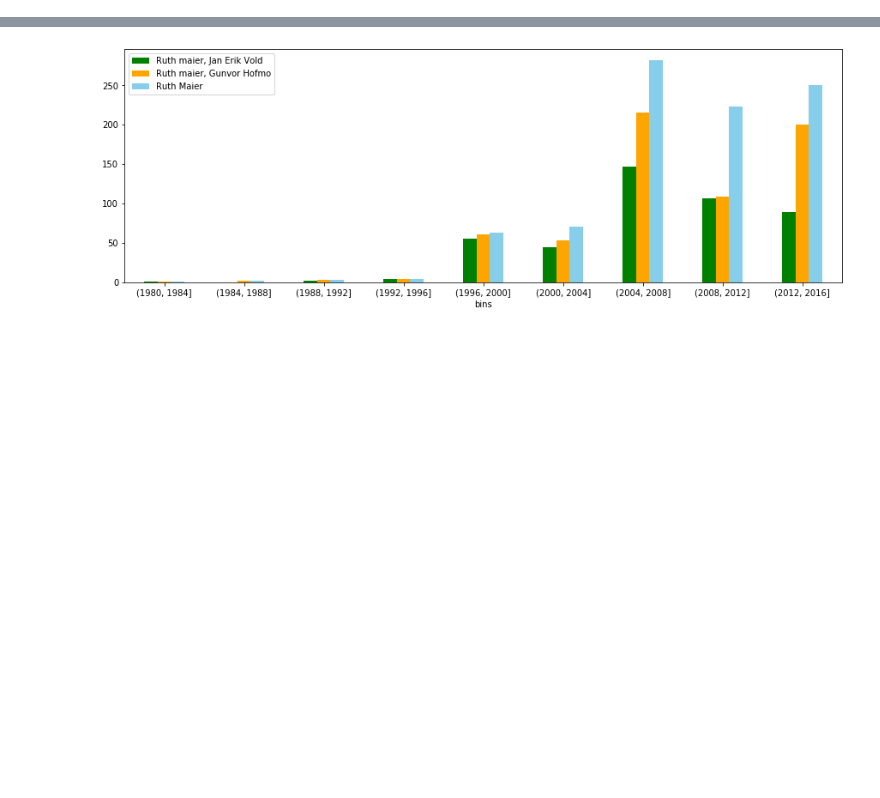
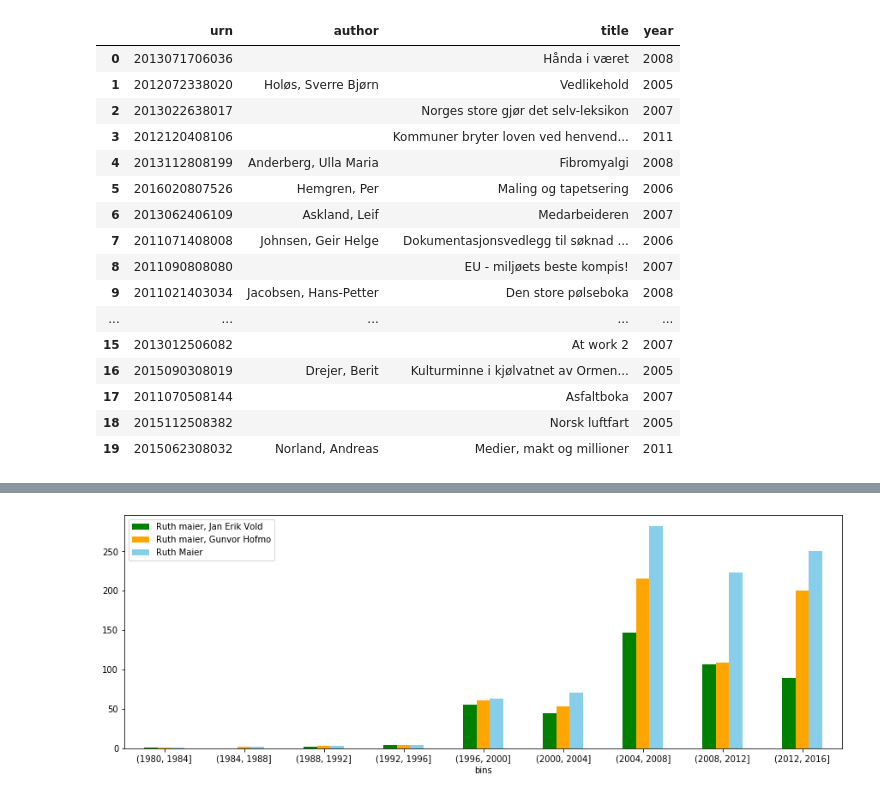
Before and after one commit to Yoonsen/Miscellaneous-Notebooks, a Jupyter notebook: Aviser_NB_API/aviser_bokhyllla_api.ipynb, the cells around one changed output, grey strips where cells are left out. Cells and saved outputs as stored; diff of their text form; code cells hidden in the pictures; blank space fills up the shorter version.

```diff
--- a/Aviser_NB_API/aviser_bokhyllla_api.ipynb
+++ b/Aviser_NB_API/aviser_bokhyllla_api.ipynb
@@ -88,0 +180,20 @@ def graph_from_df(df, threshold = 100):
+# %%
+nb.book_corpus(period=(2005,2020))
+# %% [output]
+|  | urn | author | title | year |
+| 0 | 2013071706036 |  | Hånda i været | 2008 |
+| 1 | 2012072338020 | Holøs, Sverre Bjørn | Vedlikehold | 2005 |
+| 2 | 2013022638017 |  | Norges store gjør det selv-leksikon | 2007 |
+| 3 | 2012120408106 |  | Kommuner bryter loven ved henvend... | 2011 |
+| 4 | 2013112808199 | Anderberg, Ulla Maria | Fibromyalgi | 2008 |
+| 5 | 2016020807526 | Hemgren, Per | Maling og tapetsering | 2006 |
+| 6 | 2013062406109 | Askland, Leif | Medarbeideren | 2007 |
+| 7 | 2011071408008 | Johnsen, Geir Helge | Dokumentasjonsvedlegg til søknad ... | 2006 |
+| 8 | 2011090808080 |  | EU - miljøets beste kompis! | 2007 |
+| 9 | 2011021403034 | Jacobsen, Hans-Petter | Den store pølseboka | 2008 |
+| ... | ... | ... | ... | ... |
+| 15 | 2013012506082 |  | At work 2 | 2007 |
+| 16 | 2015090308019 | Drejer, Berit | Kulturminne i kjølvatnet av Ormen... | 2005 |
+| 17 | 2011070508144 |  | Asfaltboka | 2007 |
+| 18 | 2015112508382 |  | Norsk luftfart | 2005 |
+| 19 | 2015062308032 | Norland, Andreas | Medier, makt og millioner | 2011 |
```
Also changed, not shown: parts of 9 cells of this notebook, 1 other file.
